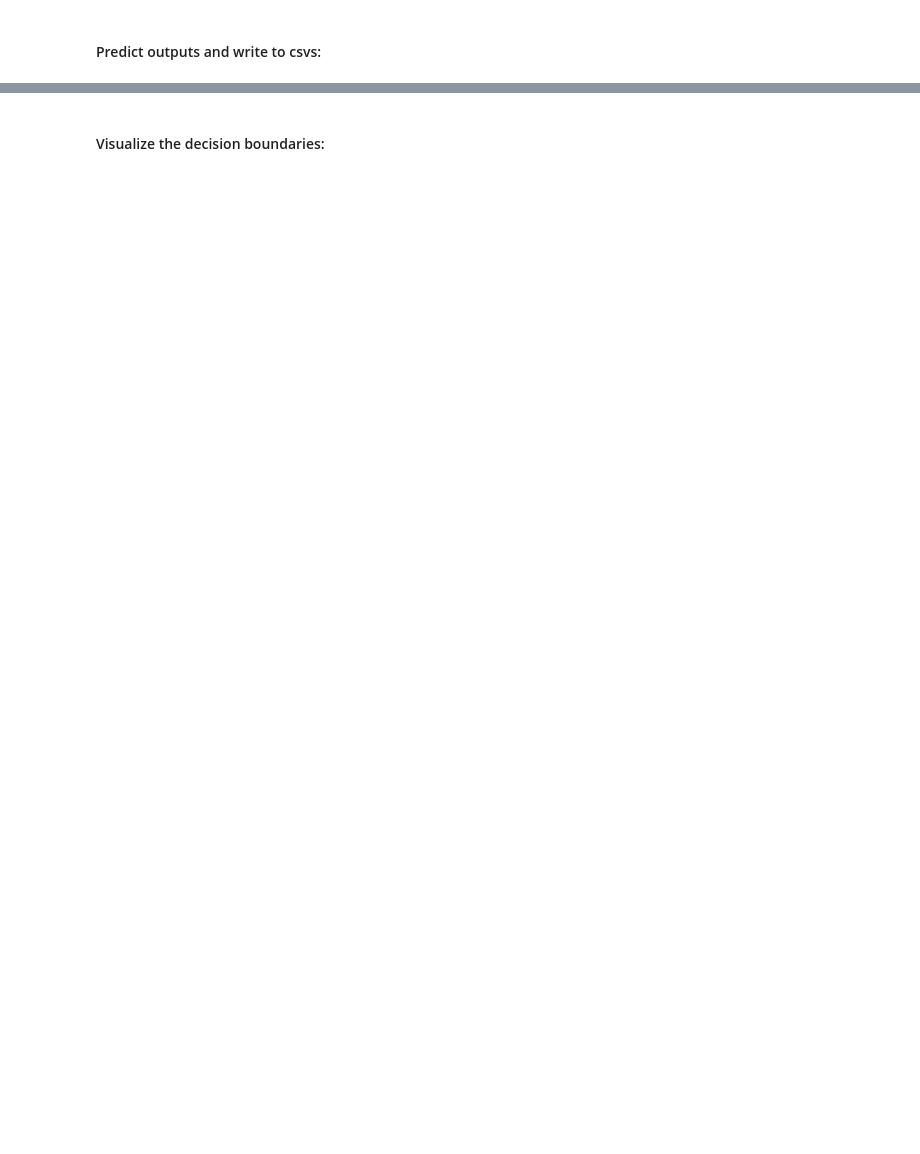
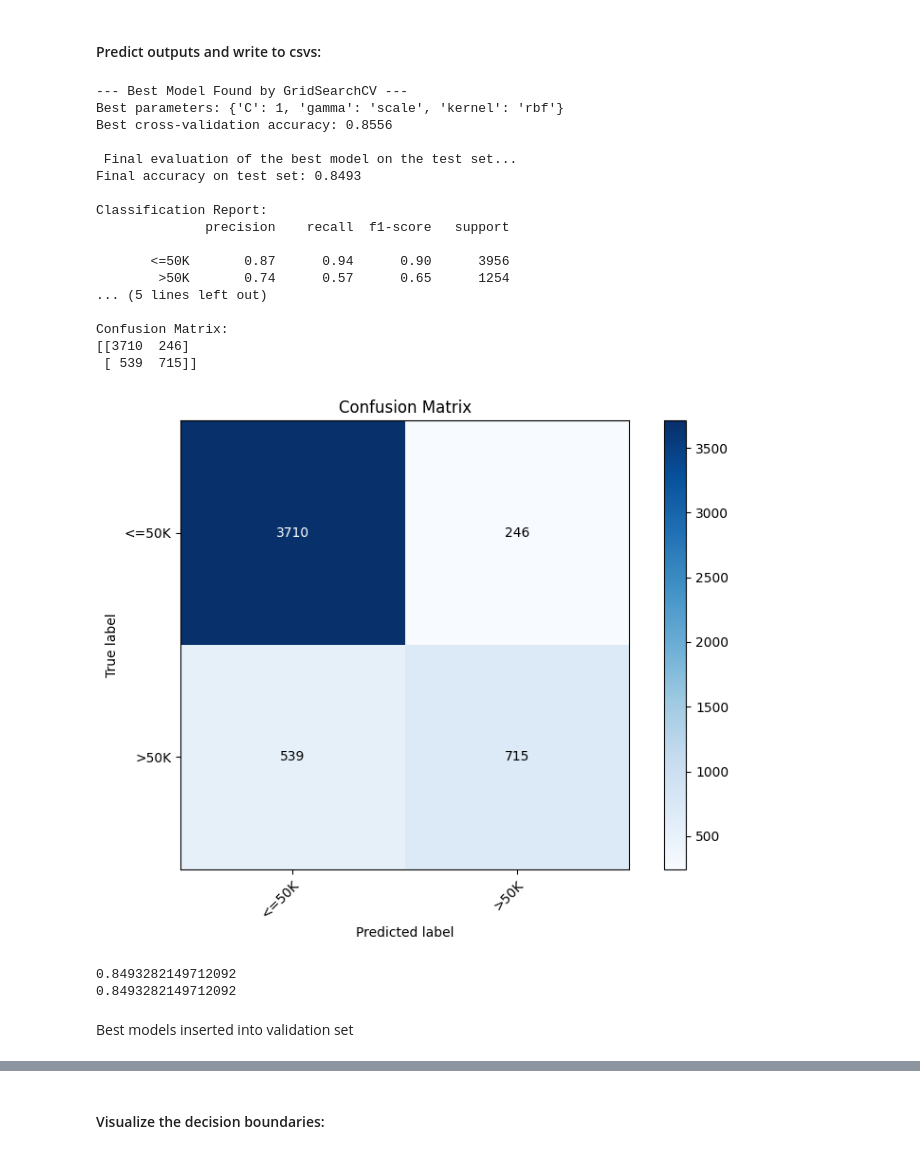
Before and after one commit to cmorris01/project1-foundations_of_classification_algorithms, a Jupyter notebook: notebooks/main.ipynb, the cells around one changed output, grey strips where cells are left out. Saved outputs shown, nothing was run; the diff lists cells and outputs as text; code cells hidden in the pictures; blank space fills up the shorter version.

```diff
--- a/notebooks/main.ipynb
+++ b/notebooks/main.ipynb
@@ -198,0 +256,21 @@ Sklearn Adaline (SGD) Test Accuracy: 0.8056
+# %%
+#SVM model with GridSearch and CV
+param_gridSVC = {
+    'C': [0.1, 1, 10],
+    'kernel': ['linear', 'rbf', 'poly'],
+    'gamma': ['scale', 'auto']
+}
+
+
+# Initialize GridSearchCV with a 5-fold cross-validation strategy.
+grid_searchSVC = GridSearchCV(
+    estimator=SVC(),
+    param_grid=param_gridSVC,
+    cv=5,                     # 5-fold cross-validation
+    scoring='accuracy',       # Metric to optimize for
+    n_jobs=-1,                # Use all available CPU cores
+    verbose=1                 # Print progress
+)
+
+print("Starting hyperparameter search. This may take a moment...")
+grid_searchSVC.fit(X_train_processed, y_train.values.ravel())
@@ -199,2 +284,55 @@ Sklearn Adaline (SGD) Test Accuracy: 0.8056
 # %% [markdown]
 #### Predict outputs and write to csvs:
+# %%
+best_modelSVC = grid_searchSVC.best_estimator_
+
+print("\n--- Best Model Found by GridSearchCV ---")
+print(f"Best parameters: {grid_searchSVC.best_params_}")
+print(f"Best cross-validation accuracy: {grid_searchSVC.best_score_:.4f}")
+
+print("\n Final evaluation of the best model on the test set...")
+# Predict using the best model found during the search.
+final_y_pred = best_modelSVC.predict(X_test_processed)
+final_accuracy = accuracy_score(y_test, final_y_pred)
+
+print(f"Final accuracy on test set: {final_accuracy:.4f}")
+print("\nClassification Report:")
+print(classification_report(y_test, final_y_pred))
+
+print("\nConfusion Matrix:")
+cmSVC = confusion_matrix(y_test, final_y_pred)
+print(cmSVC)
+
+# Plot the predictions and the confusion matrix
+pltcm(cmSVC, y_test)
+# %% [output]
+--- Best Model Found by GridSearchCV ---
+Best parameters: {'C': 1, 'gamma': 'scale', 'kernel': 'rbf'}
+Best cross-validation accuracy: 0.8556
+
+ Final evaluation of the best model on the test set...
+Final accuracy on test set: 0.8493
+
+Classification Report:
+              precision    recall  f1-score   support
+
+       <=50K       0.87      0.94      0.90      3956
+        >50K       0.74      0.57      0.65      1254
+... (5 lines left out)
+
+Confusion Matrix:
+[[3710  246]
+ [ 539  715]]
+[figure, added]
+# %%
+final_y_predLR = best_modelLR.predict(X_test_processed)
+final_accuracyLR = accuracy_score(y_test, final_y_predLR)
+final_y_predSVC = best_modelSVC.predict(X_test_processed)
+final_accuracySVC = accuracy_score(y_test, final_y_predSVC)
+print(final_accuracyLR)
+print(final_accuracySVC)
+# %% [output]
+0.8493282149712092
+0.8493282149712092
+# %% [markdown]
+Best models inserted into validation set
```
Also changed, not shown: parts of 9 cells of this notebook, 2 other files.
